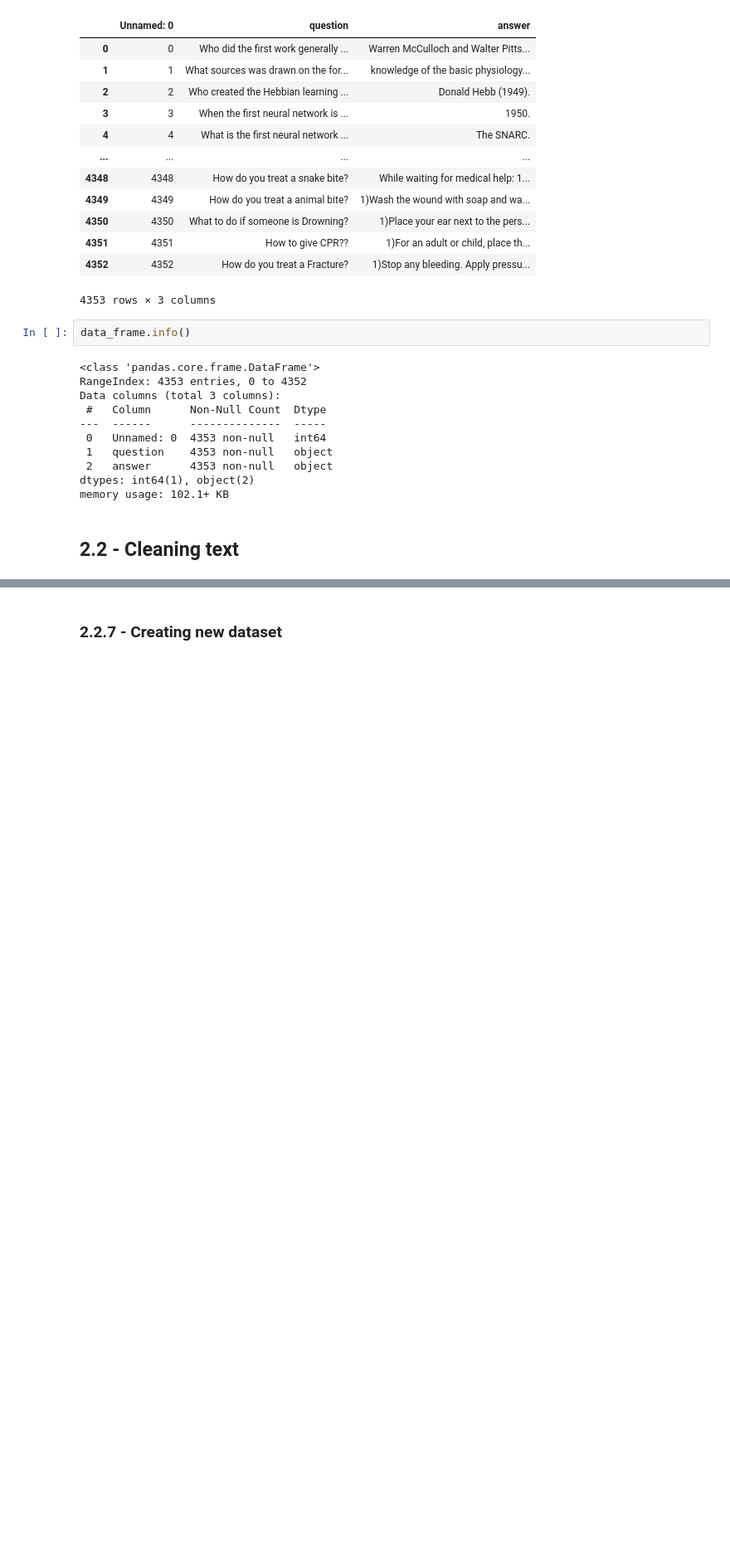
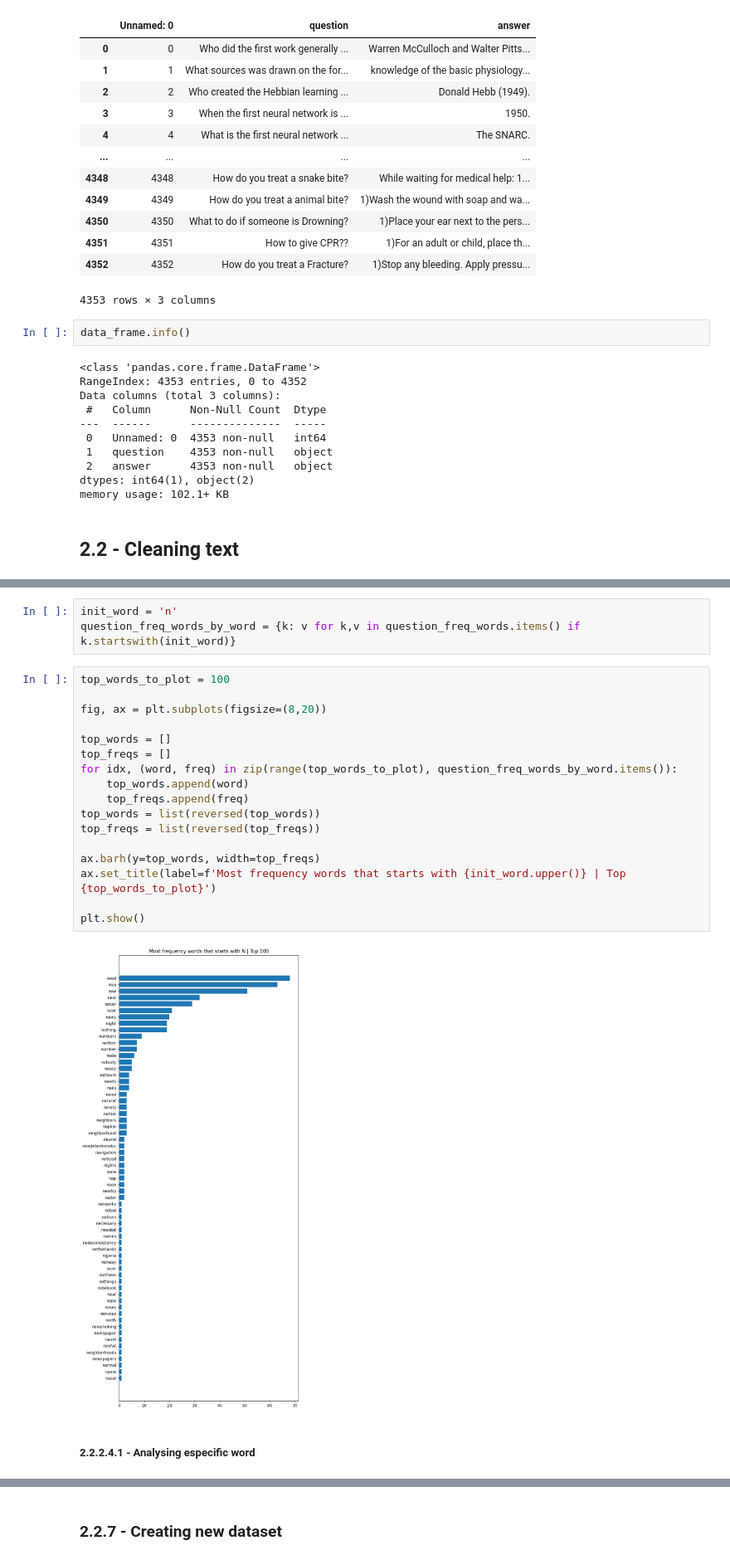
Before and after one commit to NLP-ChatBot/ChatBot, a Jupyter notebook: notebooks/notebook_colab_chatbot.ipynb, the cells around one changed output, grey strips where cells are left out. Shown at 83% size. Cells and saved outputs as stored; diff of their text form; blank space fills up the shorter version.

```diff
--- a/notebooks/notebook_colab_chatbot.ipynb
+++ b/notebooks/notebook_colab_chatbot.ipynb
@@ -190,0 +249,24 @@ allWords, allWordsInRows, frequencies = plotWordCloud(answer_tokenized)
+# %%
+init_word = 'n'
+question_freq_words_by_word = {k: v for k,v in question_freq_words.items() if k.startswith(init_word)}
+# %%
+top_words_to_plot = 100
+
+fig, ax = plt.subplots(figsize=(8,20))
+
+top_words = []
+top_freqs = []
+for idx, (word, freq) in zip(range(top_words_to_plot), question_freq_words_by_word.items()):
+    top_words.append(word)
+    top_freqs.append(freq)
+top_words = list(reversed(top_words))
+top_freqs = list(reversed(top_freqs))
+
+ax.barh(y=top_words, width=top_freqs)
+ax.set_title(label=f'Most frequency words that starts with {init_word.upper()} | Top {top_words_to_plot}')
+
+plt.show()
+# %% [output]
+[figure, added]
+# %% [markdown]
+<h5>2.2.2.4.1 - Analysing especific word</h5>
```
Also changed, not shown: parts of 72 cells of this notebook.
